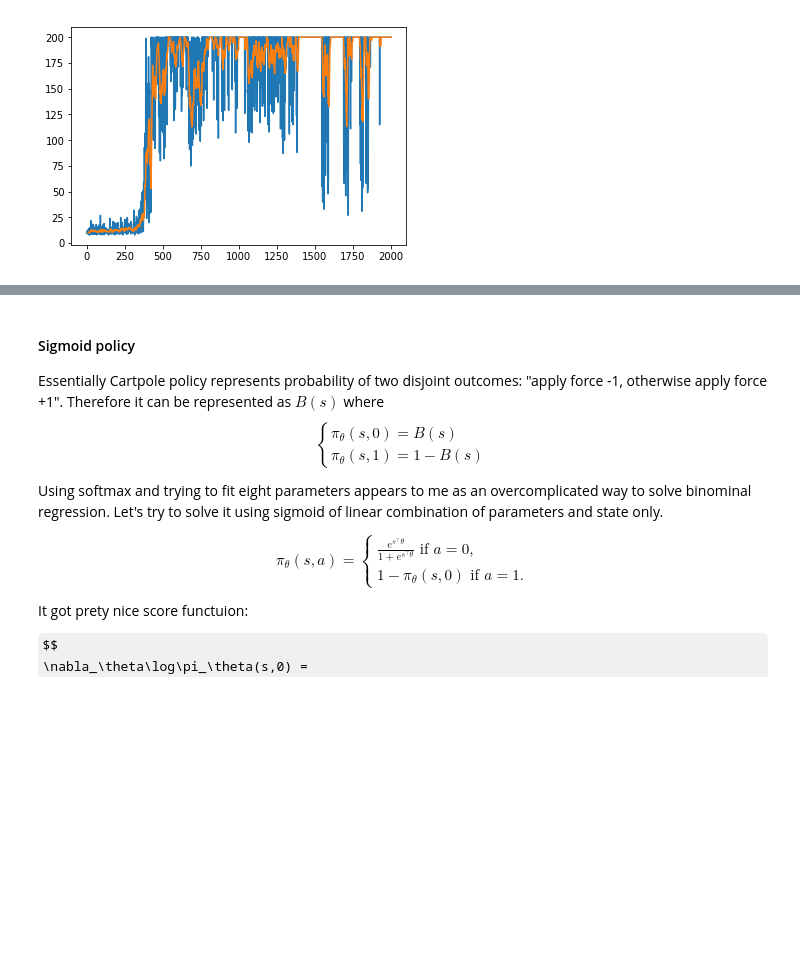
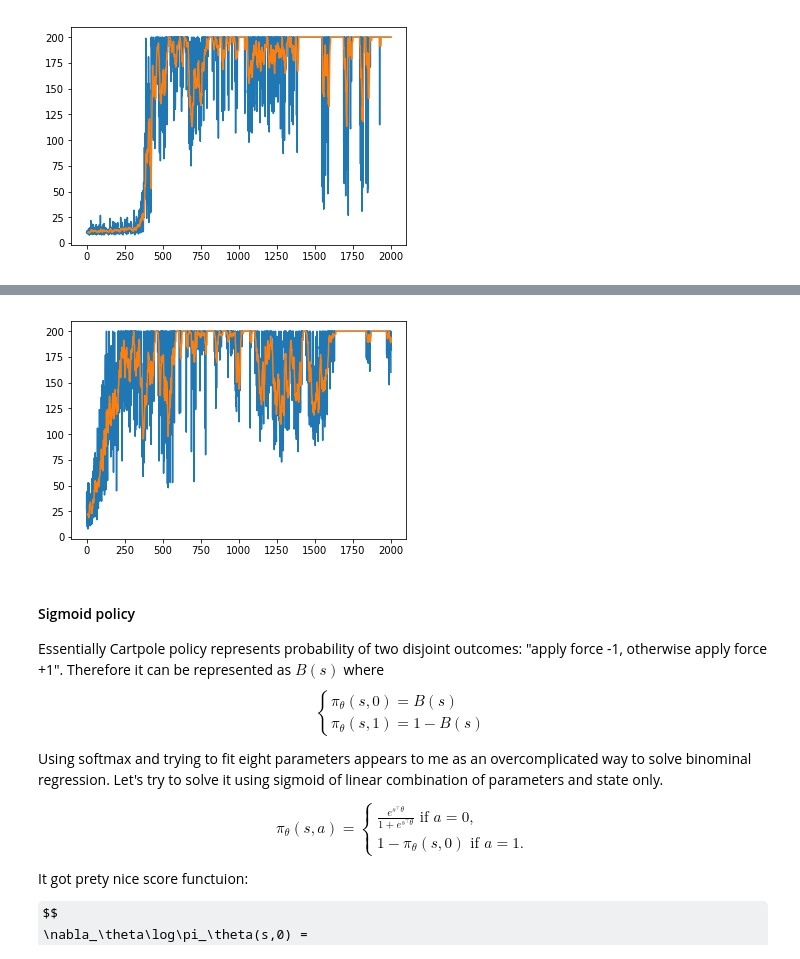
Before and after one commit to mr0re1/open_ai_gym_env, a Jupyter notebook: notebooks/cartpole_exercise.ipynb, the cells around one changed output, grey strips where cells are left out. Cells and saved outputs as stored; diff of their text form; code cells hidden in the pictures; some formulas as TeX source; blank space fills up the shorter version.

Commit message:
Add MatrixSoftmaxPolicy

```diff
--- a/notebooks/cartpole_exercise.ipynb
+++ b/notebooks/cartpole_exercise.ipynb
@@ -227,3 +253,20 @@ plot_num_steps_and_running_avg(
+# %%
+class MatrixSoftmaxPolicy(Policy):
+    def probabilities(self, state):
+        e = np.exp(np.matmul(state, self.parameters))
+        return e / e.sum()
+
+    def score(self, state, action):
+        s = -np.einsum('i,j->ij', state, self.probabilities(state))
+        s[:,action] += state
+        return s
+
+plot_value_and_running_avg(
+    run_monte_carlo_policy_gradient_ascent(
+        MatrixSoftmaxPolicy(np.random.standard_normal([4, 2])),
+        num_episodes=2000, alpha=0.001, gamma=.99))
+# %% [output]
+[figure, added]
 # %% [markdown]
 #### Sigmoid policy
 
```
Also changed, not shown: parts of 8 cells of this notebook.
